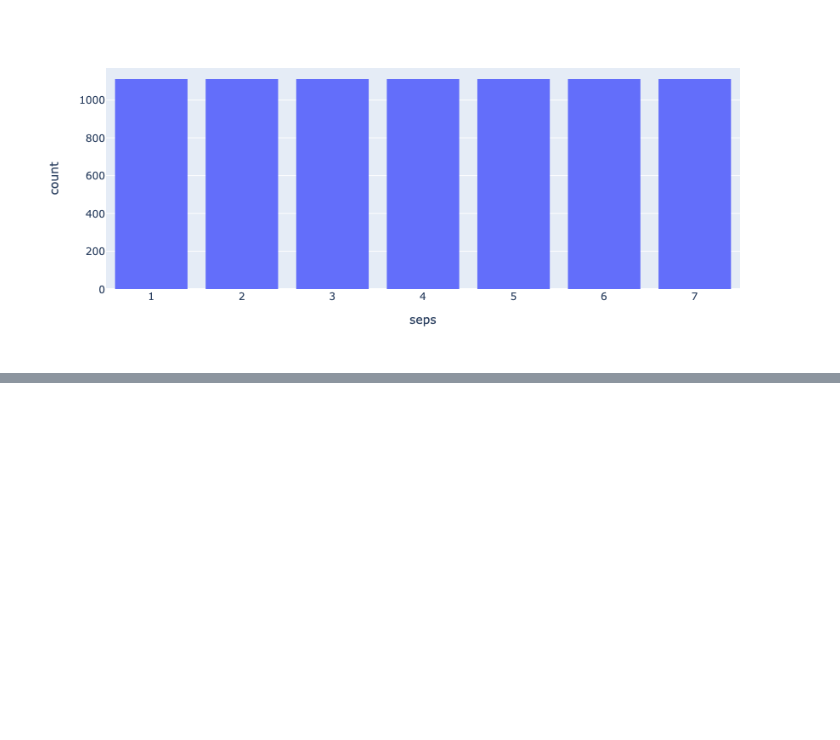
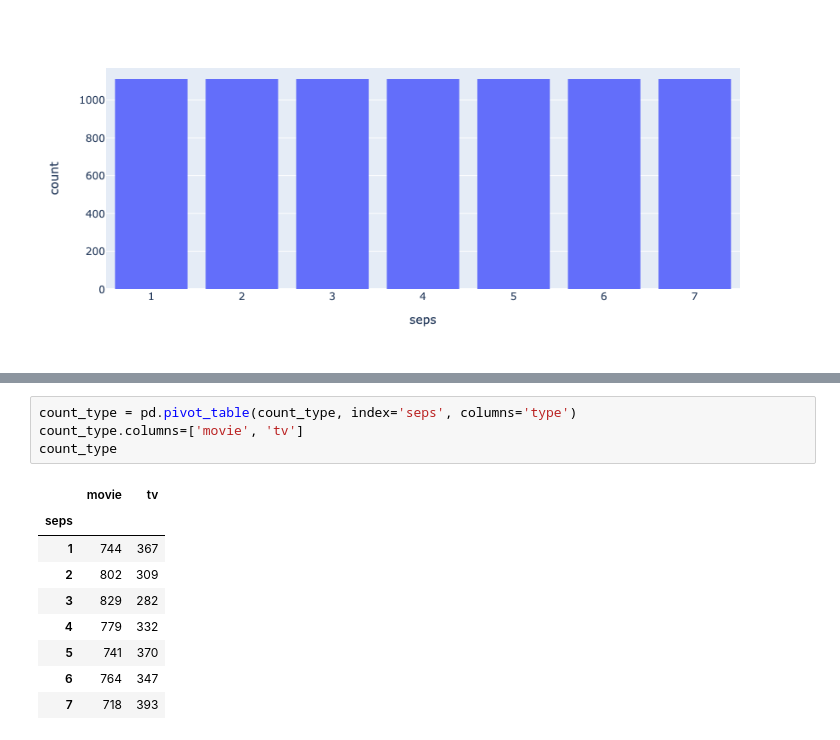
Before and after one commit to sw-song/kaggle-study, a Jupyter notebook: 27_netflix_trend_analysis/analysis_strategy_in_netflix.ipynb, the cells around one changed output, grey strips where cells are left out. Drawn from its saved outputs; the diff is of its cells as text; blank space fills up the shorter version.

```diff
--- a/27_netflix_trend_analysis/analysis_strategy_in_netflix.ipynb
+++ b/27_netflix_trend_analysis/analysis_strategy_in_netflix.ipynb
@@ -373,0 +425,14 @@ fig.show()
+# %%
+count_type = pd.pivot_table(count_type, index='seps', columns='type')
+count_type.columns=['movie', 'tv']
+count_type
+# %% [output]
+|  | movie | tv |
+| seps |  |  |
+| 1 | 744 | 367 |
+| 2 | 802 | 309 |
+| 3 | 829 | 282 |
+| 4 | 779 | 332 |
+| 5 | 741 | 370 |
+| 6 | 764 | 347 |
+| 7 | 718 | 393 |
```
Also changed, not shown: parts of 12 cells of this notebook.
